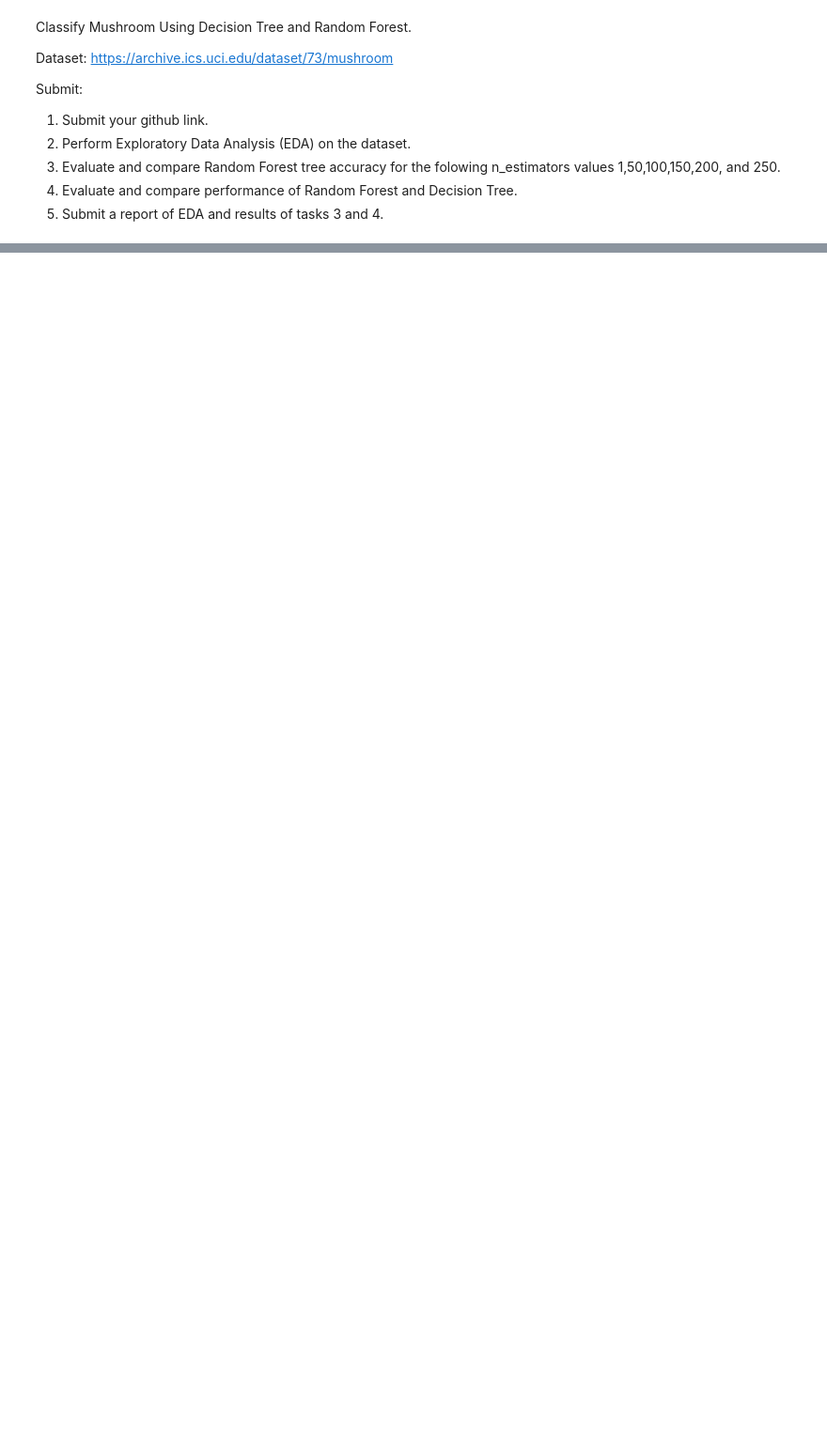
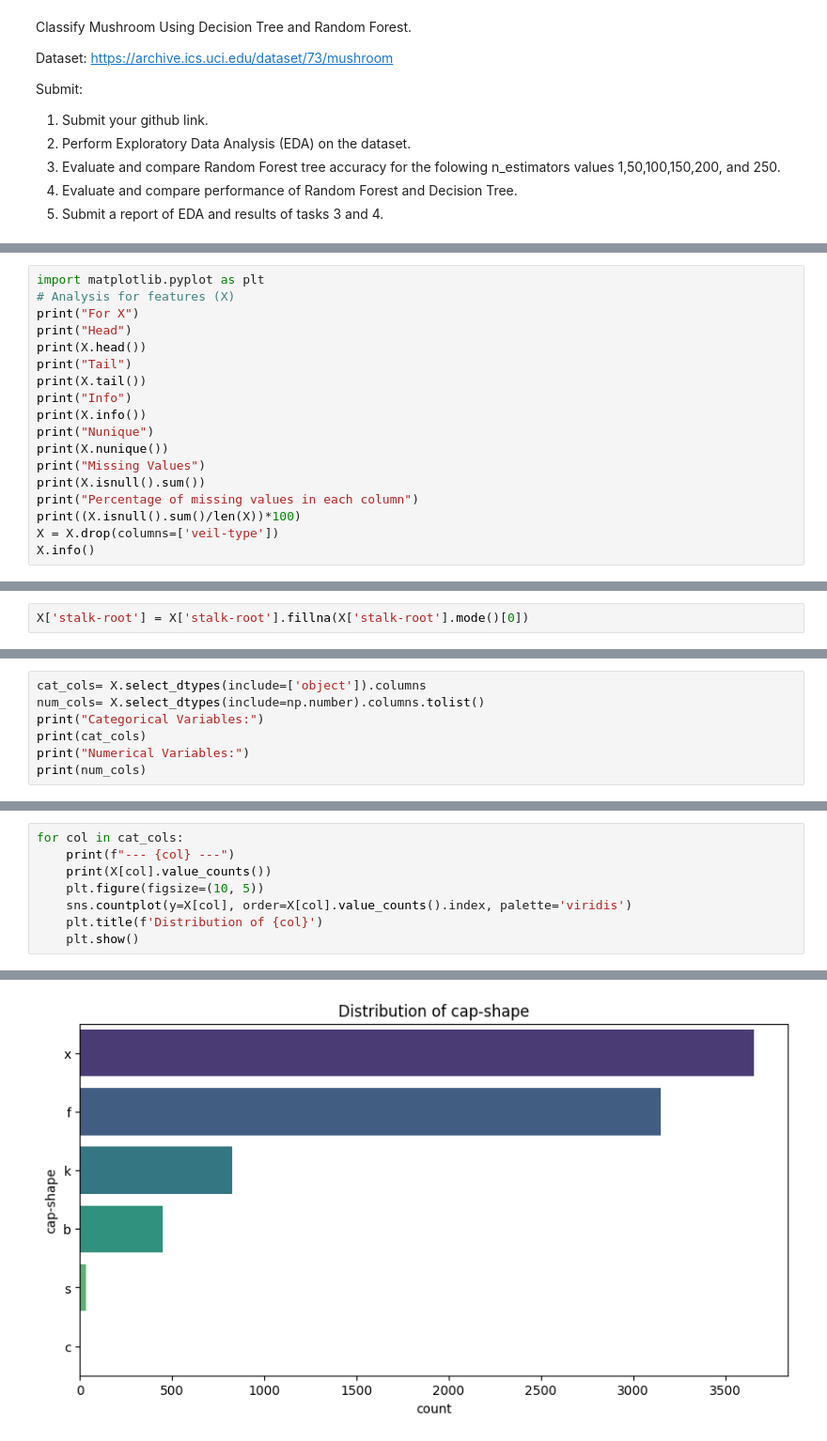
Before and after one commit to tanvir0188/machine-learning-labs, a Jupyter notebook: Lab1_Decision_Tree_and_Random_Forest.ipynb, the cells around one changed output, grey strips where cells are left out. Shown at 94% size. Saved outputs shown, nothing was run; the diff lists cells and outputs as text; blank space fills up the shorter version.

```diff
--- a/Lab1_Decision_Tree_and_Random_Forest.ipynb
+++ b/Lab1_Decision_Tree_and_Random_Forest.ipynb
@@ -253,0 +253,18 @@ Submit:
+# %%
+import matplotlib.pyplot as plt
+# Analysis for features (X)
+print("For X")
+print("Head")
+print(X.head())
+print("Tail")
+print(X.tail())
+print("Info")
+print(X.info())
+print("Nunique")
+print(X.nunique())
+print("Missing Values")
+print(X.isnull().sum())
+print("Percentage of missing values in each column")
+print((X.isnull().sum()/len(X))*100)
+X = X.drop(columns=['veil-type'])
+X.info()
@@ -253,0 +291,2 @@ Submit:
+# %%
+X['stalk-root'] = X['stalk-root'].fillna(X['stalk-root'].mode()[0])
@@ -253,0 +317,7 @@ Submit:
+# %%
+cat_cols= X.select_dtypes(include=['object']).columns
+num_cols= X.select_dtypes(include=np.number).columns.tolist()
+print("Categorical Variables:")
+print(cat_cols)
+print("Numerical Variables:")
+print(num_cols)
@@ -253,0 +337,9 @@ Submit:
+# %%
+for col in cat_cols:
+    print(f"--- {col} ---")
+    print(X[col].value_counts())
+    plt.figure(figsize=(10, 5))
+    sns.countplot(y=X[col], order=X[col].value_counts().index, palette='viridis')
+    plt.title(f'Distribution of {col}')
+    plt.show()
+# %% [output]
@@ -253,0 +358 @@ Submit:
+[figure, added]
```
Also changed, not shown: parts of 35 cells of this notebook.
